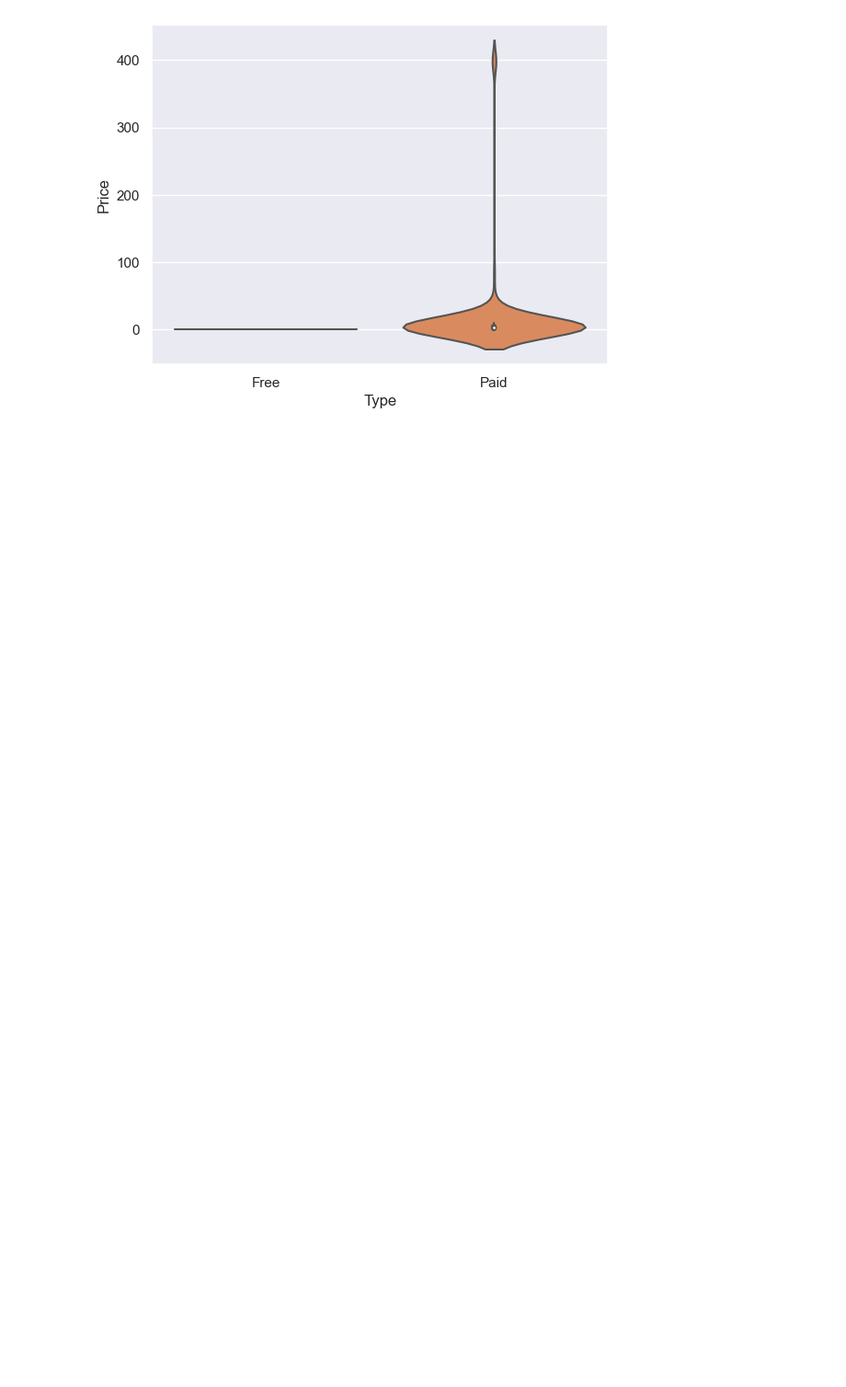
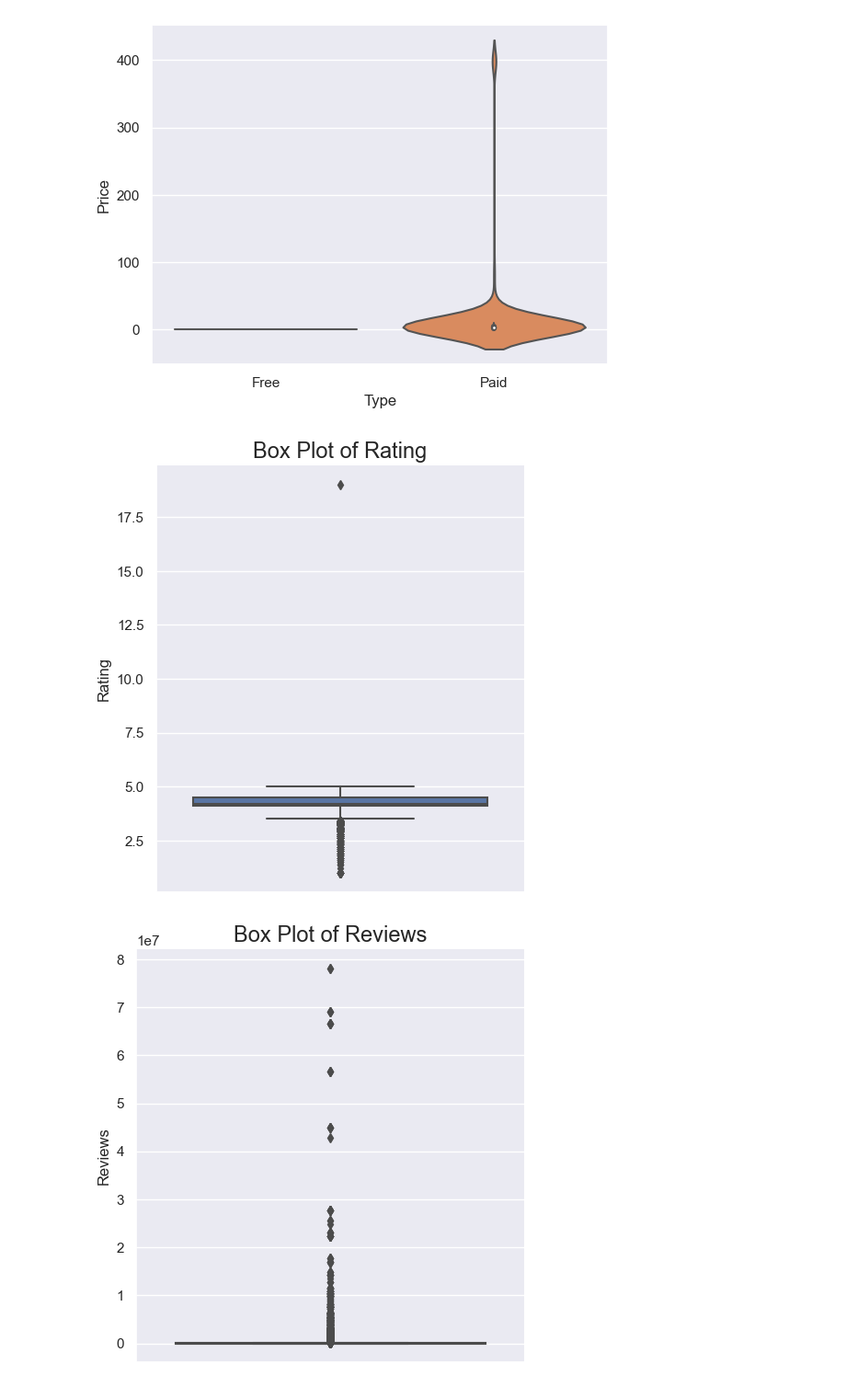
Before and after one commit to ftmoztl/EDA-data-visualization, a Jupyter notebook: eda-visualization.ipynb, the cells around one changed output. Shown at 92% size. Cells and saved outputs as stored; diff of their text form; code cells hidden in the pictures; blank space fills up the shorter version.

Commit message:
Add box plot with for loop

```diff
--- a/eda-visualization.ipynb
+++ b/eda-visualization.ipynb
@@ -91,3 +91,14 @@ plt.show()
 [figure]
 # %%
 Rating	Reviews	Size	Installs	Price
+# %%
+for column in df.columns:
+    if df[column].dtypes=='float64': #for numeric attributes, not datetime
+        sns.set(rc={'figure.figsize':(10,6)})
+        sns.catplot(y=column, data=df, kind="box")
+        plt.xticks(rotation=90)
+        plt.title("Box Plot of {}".format(column.capitalize()),  fontsize=17)
+        plt.show()
+# %% [output]
+[figure, added]
+[figure, added]
```
Also changed, not shown: parts of 1 cell of this notebook.
